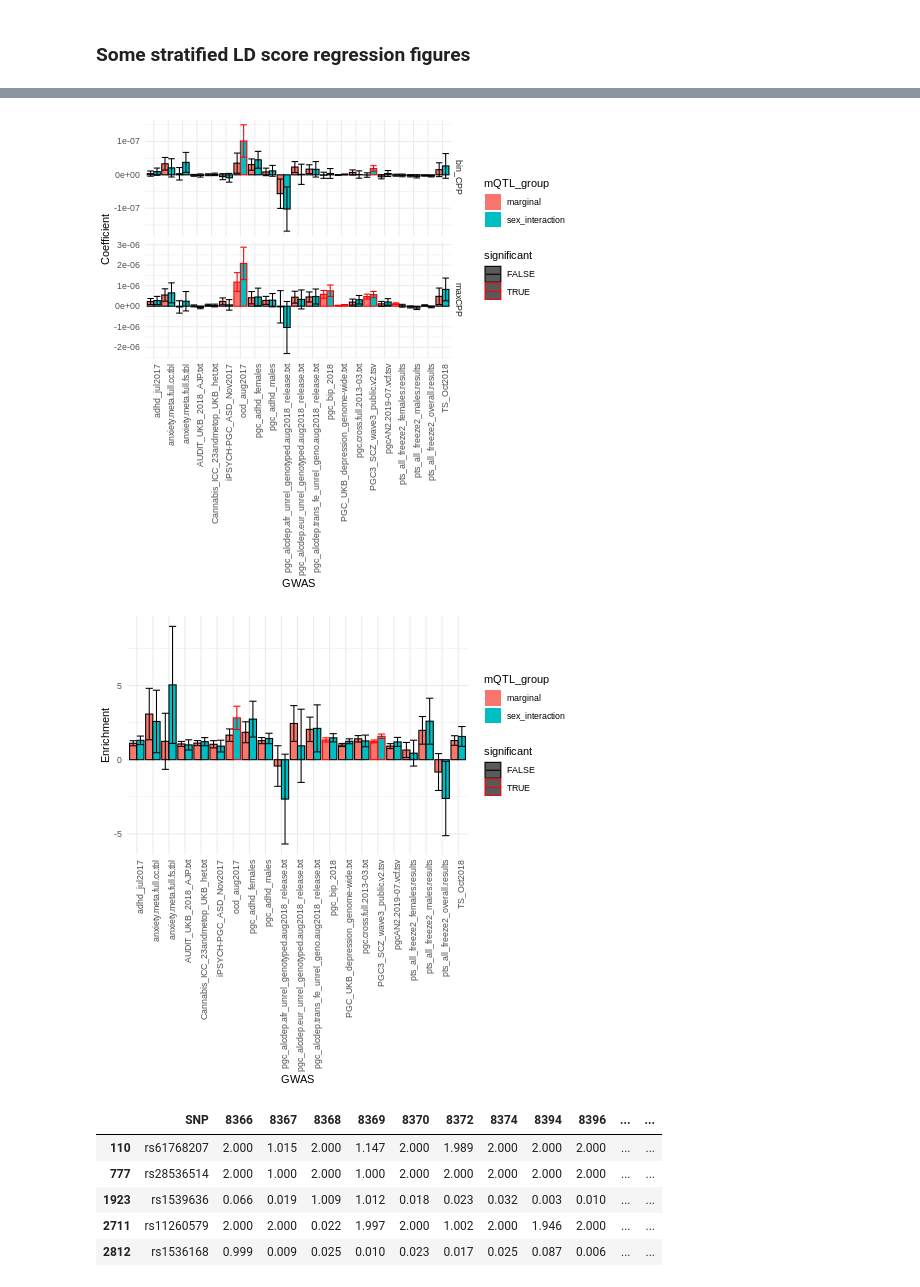
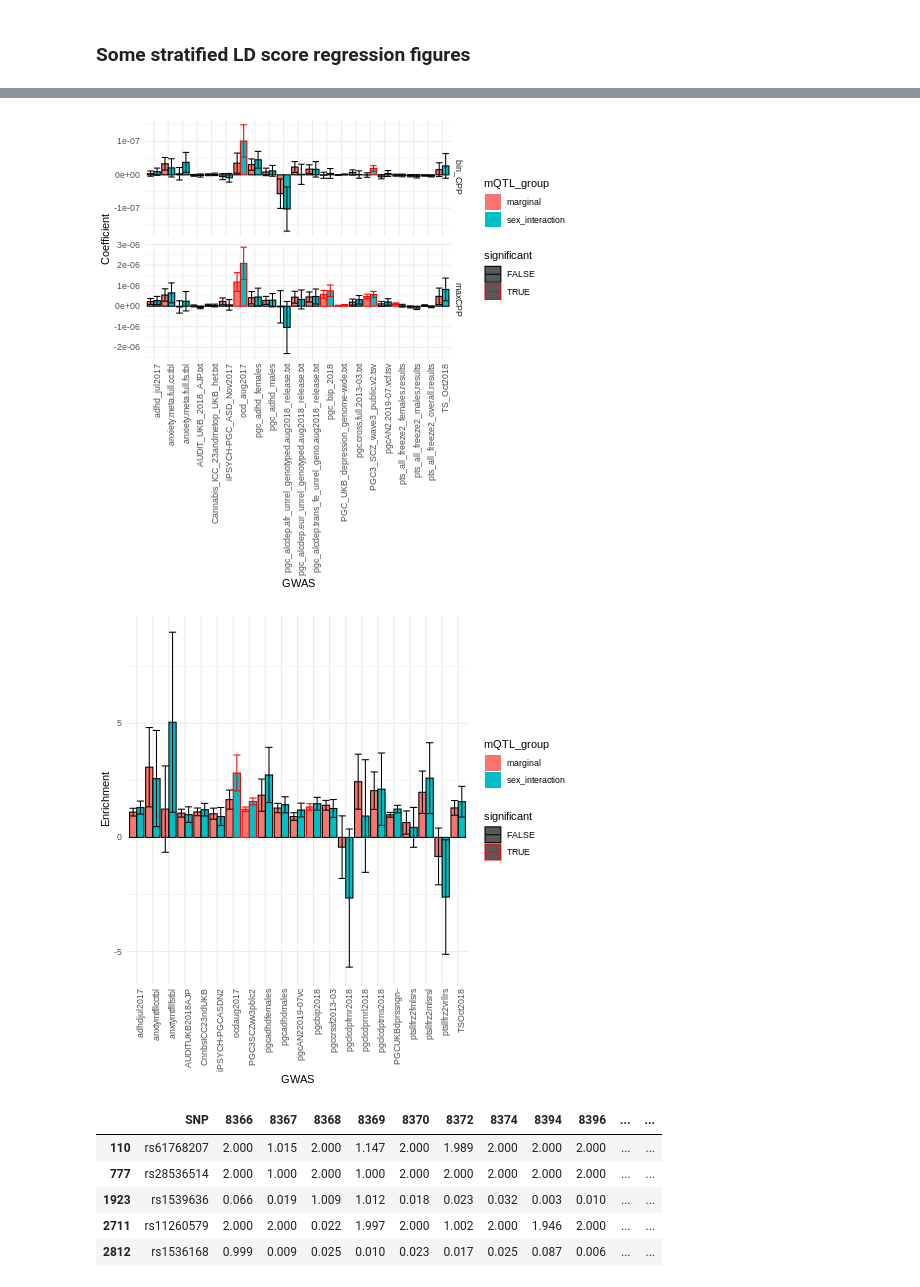
Before and after one commit to wilcas/sex_specific_mQTL, a Jupyter notebook: delahaye_mQTL_analyses/mQTL_exploration_filtering.ipynb, the cells around one changed output, grey strips where cells are left out. Cells and saved outputs as stored; diff of their text form; code cells hidden in the pictures.

Commit message:
updated figures

```diff
--- a/delahaye_mQTL_analyses/mQTL_exploration_filtering.ipynb
+++ b/delahaye_mQTL_analyses/mQTL_exploration_filtering.ipynb
@@ -793,35 +784,38 @@ p3 <- ggplot(
     ) +
     geom_bar(stat='identity',position="dodge") +
     geom_errorbar(position="dodge") +
     facet_grid(annotation~.,scales = 'free_y') +
     theme_minimal() +
     theme(axis.text.x=element_text(angle = 90,hjust=1,vjust=1)) +
     scale_color_manual(values=c("black","red"))
 print(p3)
 p4 <- ggplot(
         pgc_part_heritability_df %>%
             filter(annotation == "bin_CPP") %>%
-            mutate(significant = Enrichment_p < 0.05),
+            mutate(
+                significant = Enrichment_p < 0.05,
+                GWAS = abbreviate(gsub("_|\\.[tsv|result|vcf|csv|txt]$|\\.","",GWAS), minlength=15)
+            ),
         aes(
             x=GWAS,
             y=Enrichment,
             fill=mQTL_group,
             ymin=Enrichment-Enrichment_std_error,
             ymax=Enrichment+Enrichment_std_error,
             color=significant
         )
     ) +
     geom_bar(stat='identity',position="dodge") +
     geom_errorbar(position="dodge") +
     theme_minimal() +
     theme(axis.text.x=element_text(angle = 90,hjust=1,vjust=1)) +
     scale_color_manual(values=c("black","red"))
 print(p4)
 # %% [output]
 [figure]
 [figure]
 [figure]
-[figure, old version]
+[figure, new version]
 # %%
 sbmqtl_genotypes.head()
 # %% [output]
```
Also changed, not shown: parts of 11 cells of this notebook.
